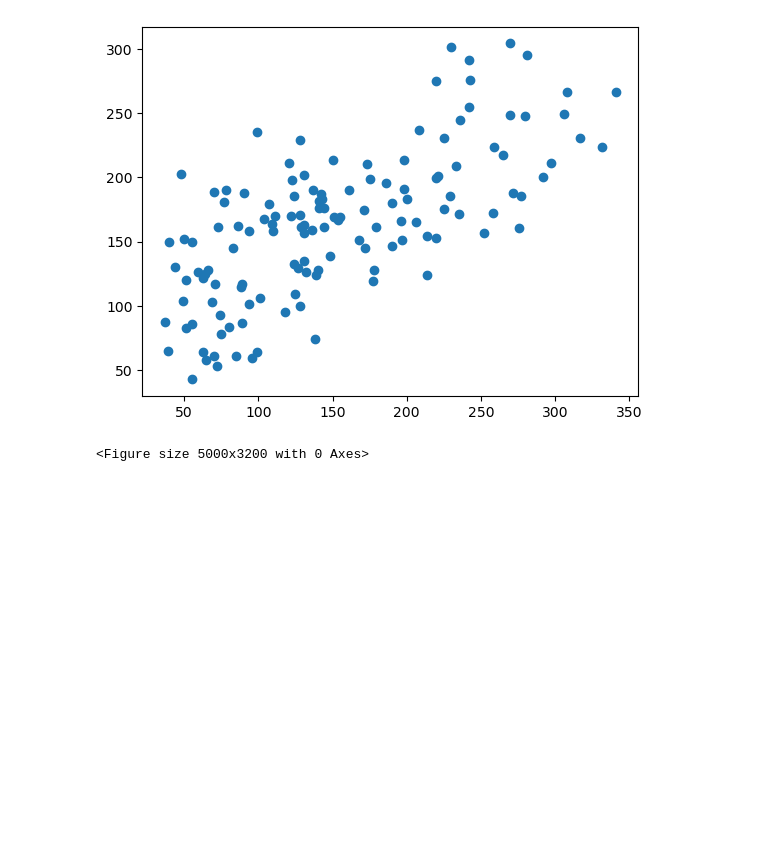
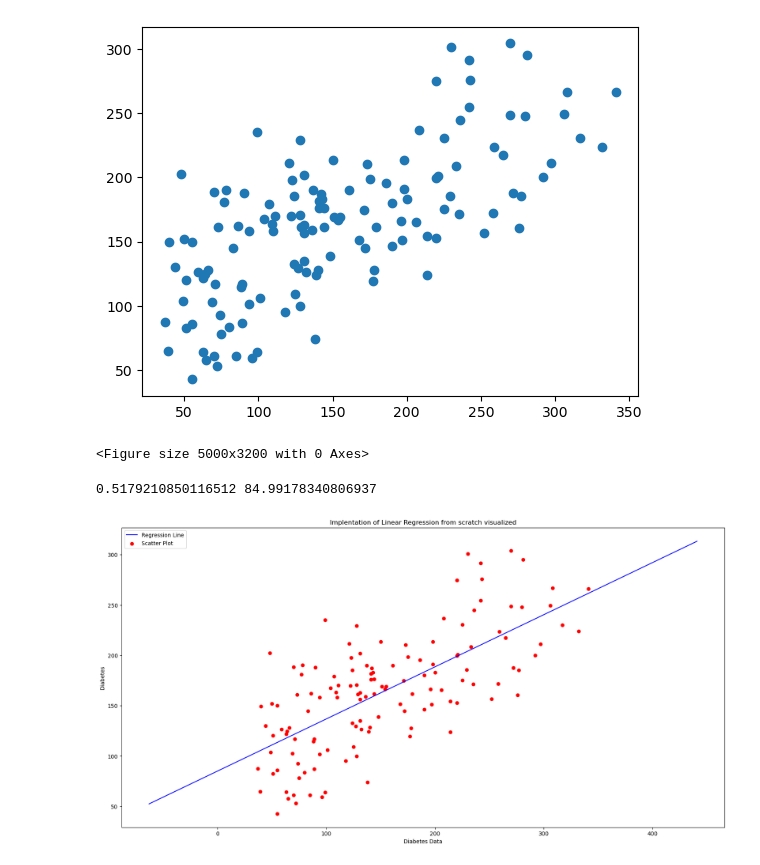
Before and after one commit to samuelkoGithub/DataScience_Ex, a Jupyter notebook: new2.ipynb, the cells around one changed output. Saved outputs shown, nothing was run; the diff lists cells and outputs as text; code cells hidden in the pictures; blank space fills up the shorter version.

Commit message:
Add the regression line pass through the data

```diff
--- a/new2.ipynb
+++ b/new2.ipynb
@@ -155,3 +155,44 @@ plt.show()
 # %% [output]
 [figure]
 <Figure size 5000x3200 with 0 Axes>
+# %%
+# Mean X and Y
+mn_x = np.mean(test_y)
+mn_y = np.mean(y_pred)
+total = len(test_y)    # Total number of values
+
+# Using the formula to calculate b0 and b1
+n = 0
+d = 0
+for i in range(total):
+    n = n + ((test_y[i] - mn_x) * (y_pred[i] - mn_y))
+    d = d + ((test_y[i] - mn_x) ** 2)
+b1 = n / d                               # B1 = (summation([x[i] - x_mean]*(y[i] - y_mean)))/((summation(x[i] - x_mean))^2)
+b0 = mn_y - (b1 * mn_x)                  # B0 = y_mean - (B1*x_mean)
+
+# Print coefficients
+print(b1, b0)
+max_x = np.max(test_y) + 100
+min_x = np.min(test_y) - 100
+
+# Calculating line values x and y
+x = np.linspace(min_x, max_x, 1000)
+y = b0 + b1 * x
+
+# Plotting
+plt.figure(figsize=(20,10))
+
+# Ploting Line based on linear model made from scratch
+
+plt.plot(x, y, color='blue', label='Regression Line')
+# Ploting Scatter Points of our actual dataset to see how well the model performs
+
+plt.scatter(test_y, y_pred, c='red', label='Scatter Plot')
+plt.xlabel('Diabetes Data')
+plt.ylabel('Diabetes')
+plt.title("Implentation of Linear Regression from scratch visualized")
+plt.legend()
+plt.show()
+# %% [output]
+0.5179210850116512 84.99178340806937
+[figure, added]
```
